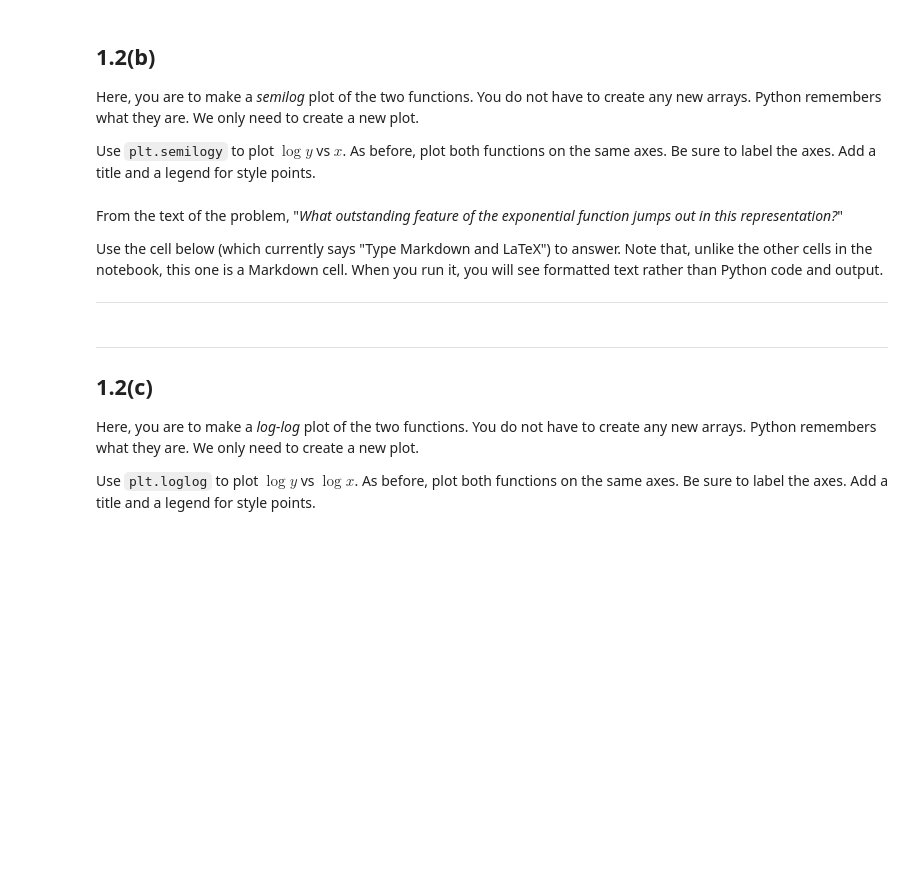
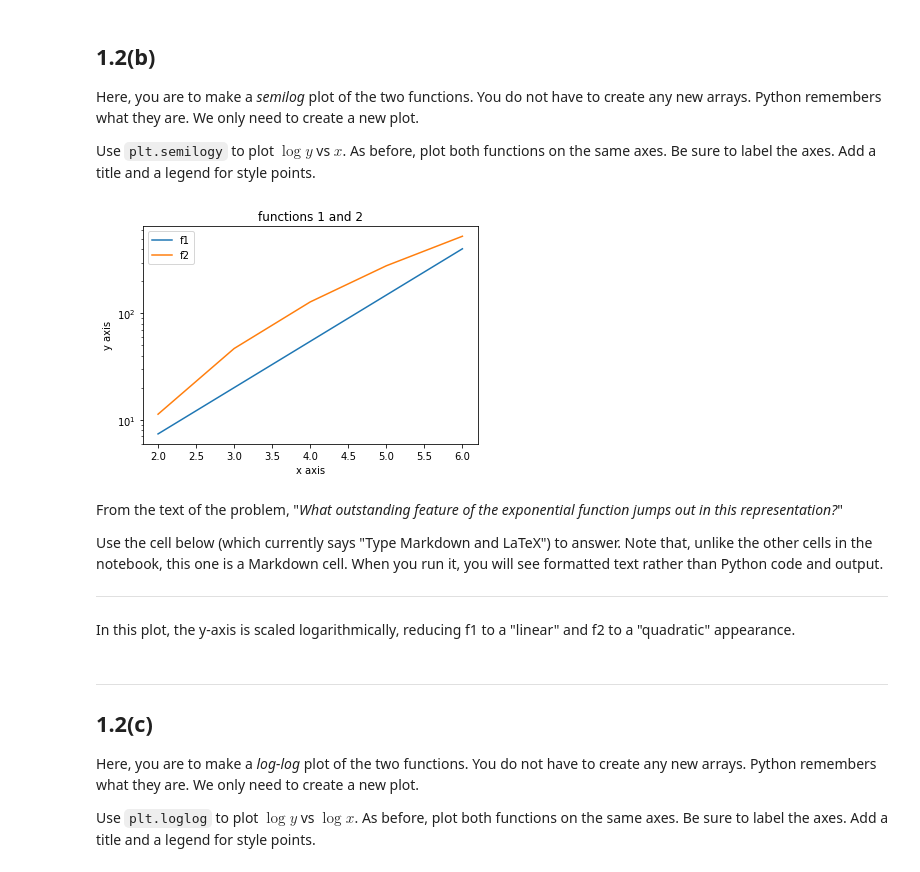
Before and after one commit to minimiles01/biophysics, a Jupyter notebook: week-01/problem-1.2.ipynb, the cells around one changed output. Drawn from its saved outputs; the diff is of its cells as text; code cells hidden in the pictures; blank space fills up the shorter version.

```diff
--- a/week-01/problem-1.2.ipynb
+++ b/week-01/problem-1.2.ipynb
@@ -37,12 +38,24 @@ plt.show()
 Here, you are to make a _semilog_ plot of the two functions.  You do not have to create any new arrays.  Python remembers what they are.  We only need to create a new plot.
 
 Use `plt.semilogy` to plot $\log y$ vs $x$.  As before, plot both functions on the same axes.  Be sure to label the axes.  Add a title and a legend for style points.
+# %%
+plt.semilogy(x,f1, label = 'f1')
+plt.semilogy(x,f2, label = 'f2')
+plt.xlabel('x axis')
+plt.ylabel('y axis')
+plt.title('functions 1 and 2')
+plt.legend()
+plt.show()
+# %% [output]
+[figure, added]
 # %% [markdown]
 From the text of the problem, "_What outstanding feature of the exponential function jumps out in this representation?_"
 
 Use the cell below (which currently says "Type Markdown and LaTeX") to answer.  Note that, unlike the other cells in the notebook, this one is a Markdown cell.  When you run it, you will see formatted text rather than Python code and output.
 
 -----
+# %% [markdown]
+In this plot, the y-axis is scaled logarithmically, reducing f1 to a "linear" and f2 to a "quadratic" appearance.
 # %% [markdown]
 -----
 
```
Also changed, not shown: parts of 4 cells of this notebook.
